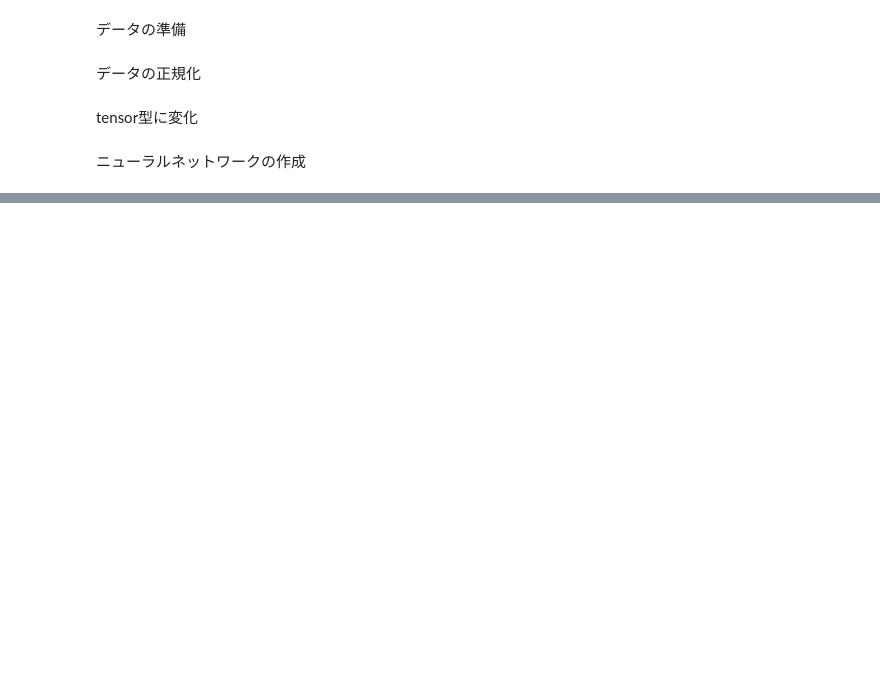
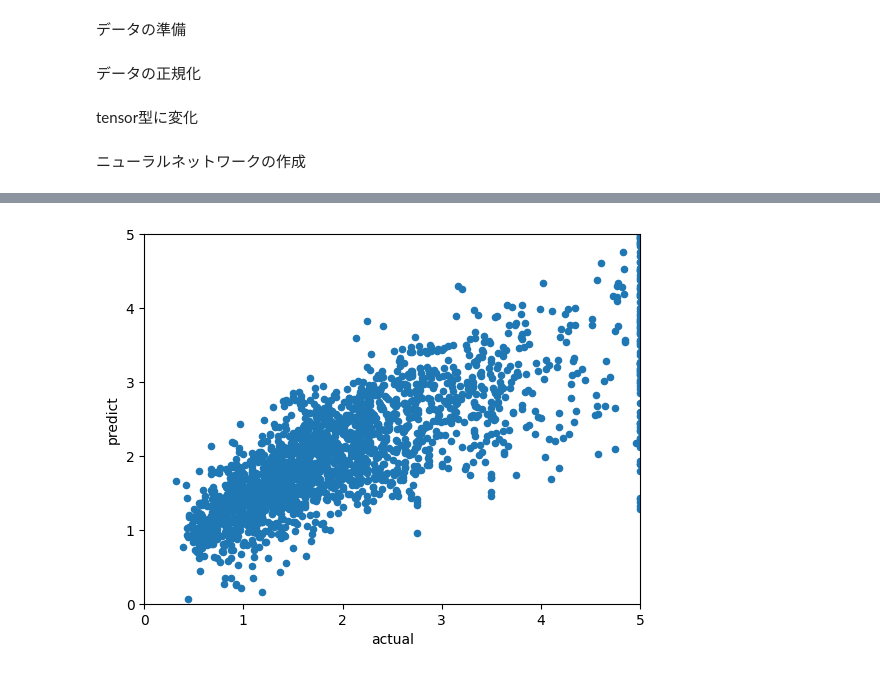
Before and after one commit to ShotaroNonaka/Deep_Learning_study, a Jupyter notebook: MLS_python_RL_pytorch/code4-4.ipynb, the cells around one changed output, grey strips where cells are left out. Saved outputs shown, nothing was run; the diff lists cells and outputs as text; code cells hidden in the pictures; blank space fills up the shorter version.

```diff
--- a/MLS_python_RL_pytorch/code4-4.ipynb
+++ b/MLS_python_RL_pytorch/code4-4.ipynb
@@ -56,0 +61,11 @@ print(mean_absolute_error(Y_test, y_product))
+# %%
+result = pd.DataFrame({
+    "predict": np.reshape(y_product, (-1,)),
+    "actual": np.reshape(Y_test, (-1,))
+})
+limit = np.max(Y_test)
+
+result.plot.scatter(x="actual", y="predict", xlim=(0, limit), ylim=(0, limit))
+plt.show()
+# %% [output]
+[figure, added]
```
Also changed, not shown: parts of 2 cells of this notebook, 1 other file.
